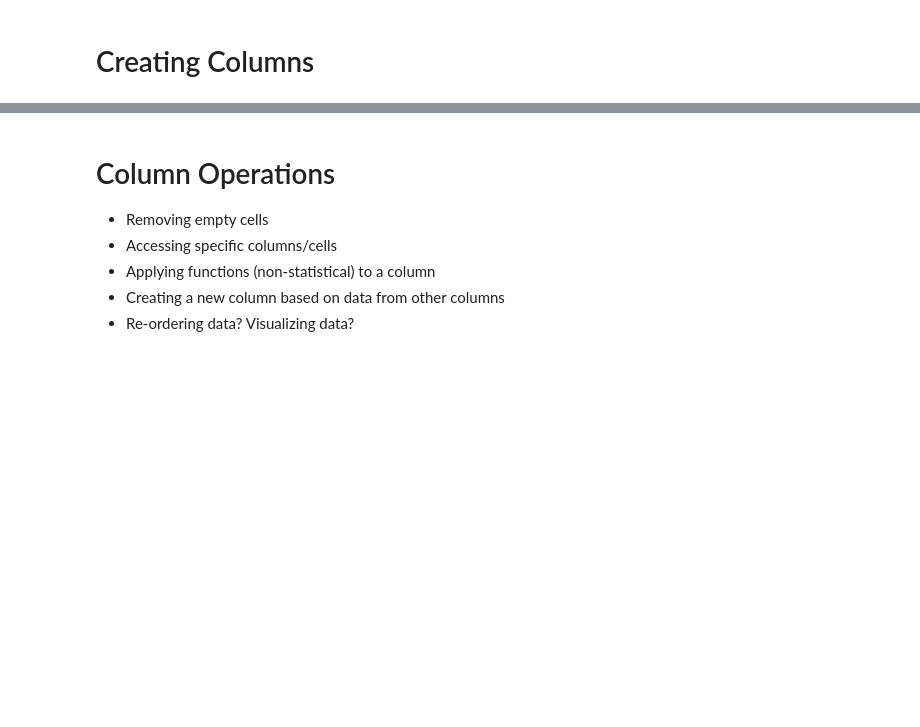
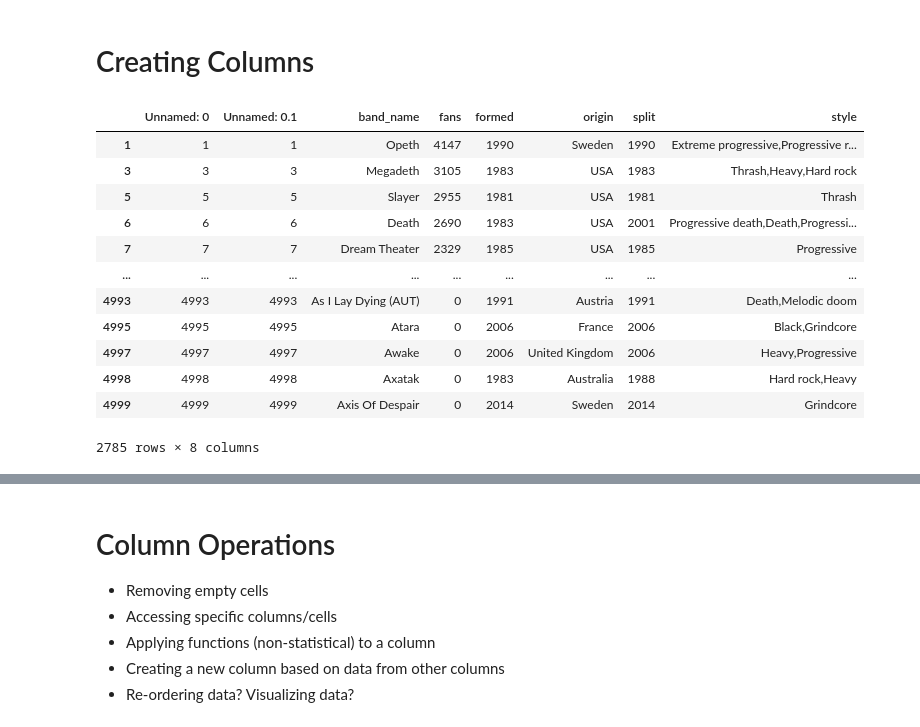
Before and after one commit to orionarcher/metal-bands-by-nation, a Jupyter notebook: PandasWorkshop.ipynb, the cells around one changed output, grey strips where cells are left out. Drawn from its saved outputs; the diff is of its cells as text; code cells hidden in the pictures; blank space fills up the shorter version.

```diff
--- a/PandasWorkshop.ipynb
+++ b/PandasWorkshop.ipynb
@@ -39,3 +40,20 @@ metal_bands_df
 5000 rows × 8 columns
 # %% [markdown]
 # Creating Columns
+# %%
+only_dead_bands = metal_bands_df[metal_bands_df['split'] != '-'].copy()
+only_dead_bands # print the data table created in the previous line
+# %% [output]
+|  | Unnamed: 0 | Unnamed: 0.1 | band_name | fans | formed | origin | split | style |
+| 1 | 1 | 1 | Opeth | 4147 | 1990 | Sweden | 1990 | Extreme progressive,Progressive r... |
+| 3 | 3 | 3 | Megadeth | 3105 | 1983 | USA | 1983 | Thrash,Heavy,Hard rock |
+| 5 | 5 | 5 | Slayer | 2955 | 1981 | USA | 1981 | Thrash |
+| 6 | 6 | 6 | Death | 2690 | 1983 | USA | 2001 | Progressive death,Death,Progressi... |
+| 7 | 7 | 7 | Dream Theater | 2329 | 1985 | USA | 1985 | Progressive |
+| ... | ... | ... | ... | ... | ... | ... | ... | ... |
+| 4993 | 4993 | 4993 | As I Lay Dying (AUT) | 0 | 1991 | Austria | 1991 | Death,Melodic doom |
+| 4995 | 4995 | 4995 | Atara | 0 | 2006 | France | 2006 | Black,Grindcore |
+| 4997 | 4997 | 4997 | Awake | 0 | 2006 | United Kingdom | 2006 | Heavy,Progressive |
+| 4998 | 4998 | 4998 | Axatak | 0 | 1983 | Australia | 1988 | Hard rock,Heavy |
+| 4999 | 4999 | 4999 | Axis Of Despair | 0 | 2014 | Sweden | 2014 | Grindcore |
+2785 rows × 8 columns
```
Also changed, not shown: parts of 3 cells of this notebook.
